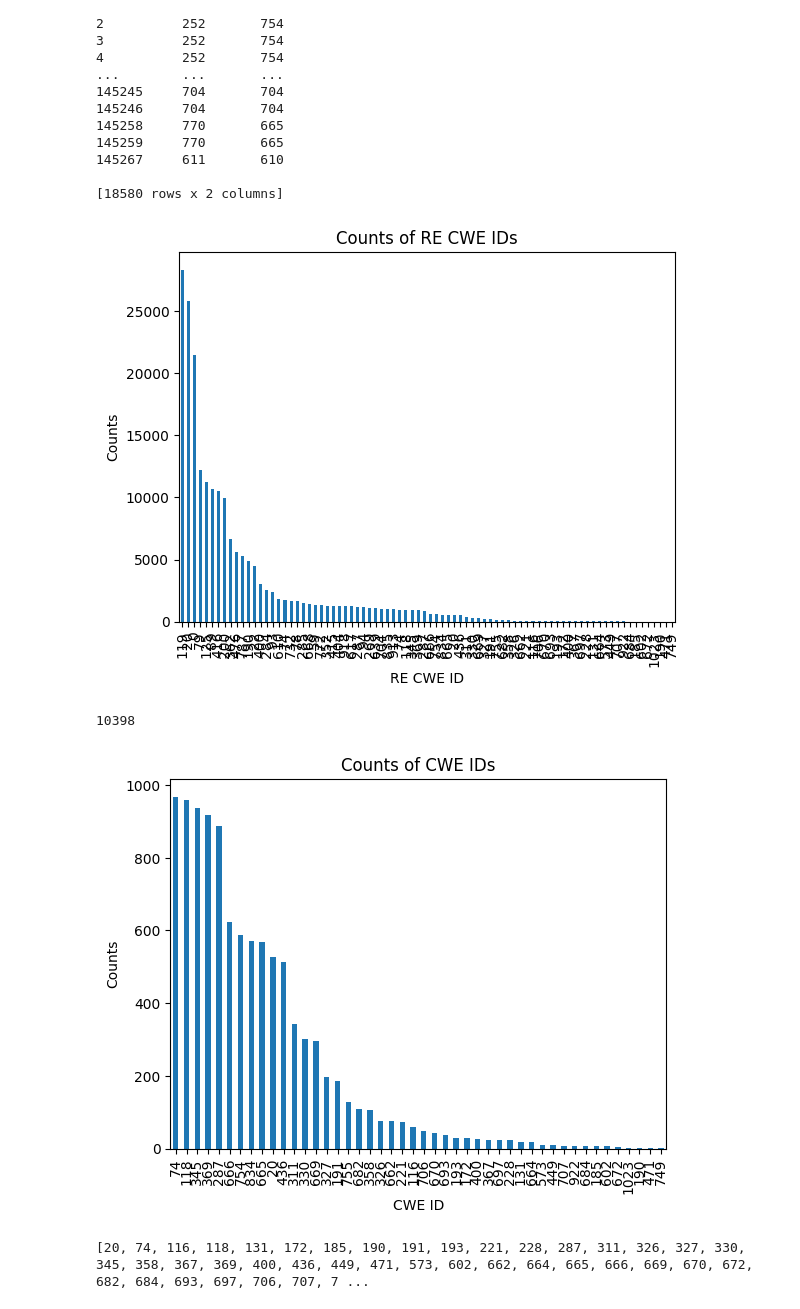
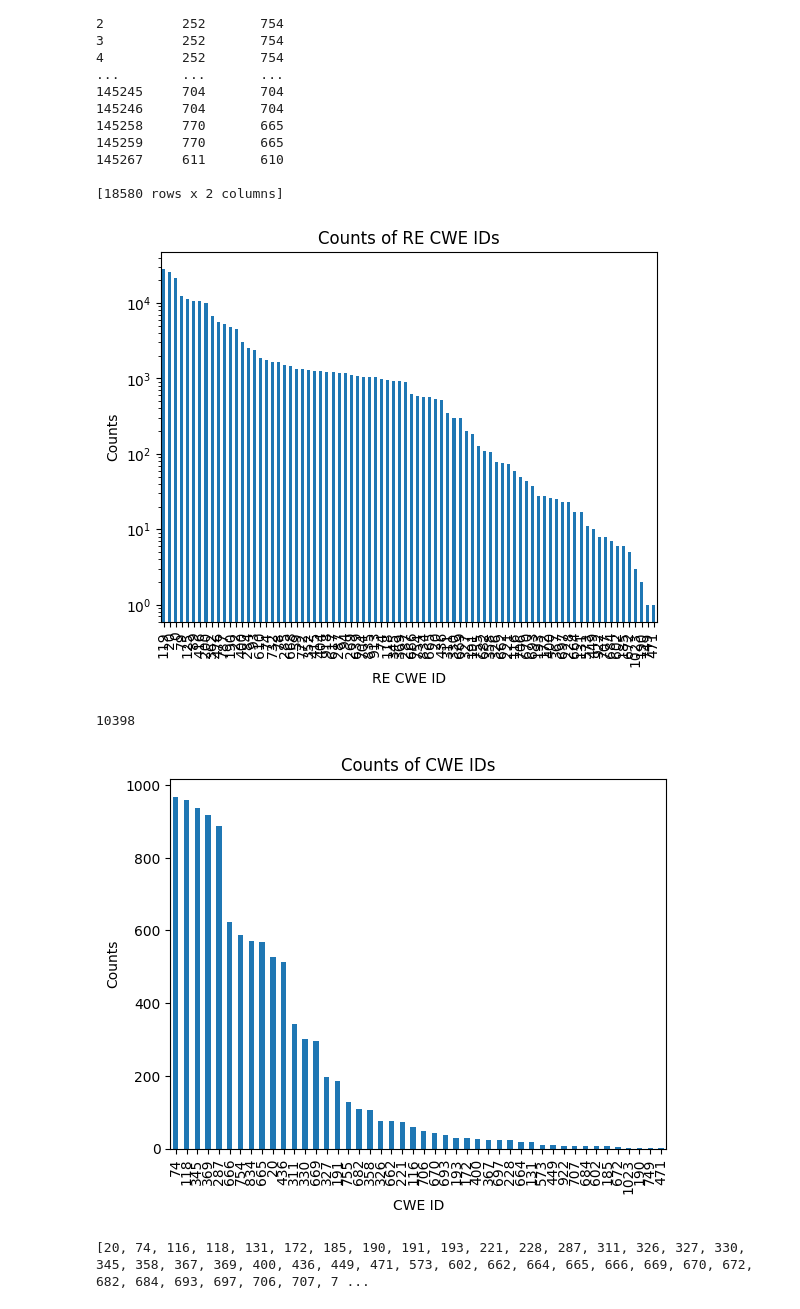
Before and after one commit to seunghee6022/TransVulDet, a Jupyter notebook: Reassigning_minor_cwes_and_split_datasets.ipynb, the cells around one changed output. Drawn from its saved outputs; the diff is of its cells as text; code cells hidden in the pictures.

```diff
--- a/Reassigning_minor_cwes_and_split_datasets.ipynb
+++ b/Reassigning_minor_cwes_and_split_datasets.ipynb
@@ -5,7 +5,7 @@ import pandas as pd
 data_path = 'datasets_'
 # node_paths_dir = 'data_preprocessing/preprocessed_datasets/debug_datasets'
 # %%
-df = pd.read_csv(f'{data_path}/MSR.csv')
+df = pd.read_csv('data_preprocessing/Bigvul/MSR.csv')
 nan_counts = df.isna().sum()
 print("Before dropping nan\n",nan_counts)
 df = df.drop_duplicates()
@@ -497,14 +529,14 @@ print(different_rows[['cwe_id','re_cwe_id']])
 # %%
 # Count unique values in 'cwe_id' column
 cwe_counts = combined_df['re_cwe_id'].value_counts()
 # Plotting
-cwe_counts.plot(kind='bar')
+cwe_counts.plot(kind='bar', logy=True)
 plt.xlabel('RE CWE ID')
 plt.ylabel('Counts')
 plt.title('Counts of RE CWE IDs')
 plt.show()
 # %% [output]
-[figure, old version]
+[figure, new version]
 # %%
 # Filter out 'cwe_id's with count less than minimum_cwe_cnt
 filtered_cwes = cwe_counts[cwe_counts < minimum_cwe_cnt]
@@ -517,7 +549,7 @@ plt.title('Counts of CWE IDs')
 plt.show()
 # %% [output]
 10398
-[figure, old version]
+[figure, new version]
 # %%
 final_filtered_cwes_list = filtered_cwes.index.tolist()
 final_filtered_cwes_list = sorted([int(item) for item in final_filtered_cwes_list])
```
Also changed, not shown: parts of 30 cells of this notebook, 3 other files.
